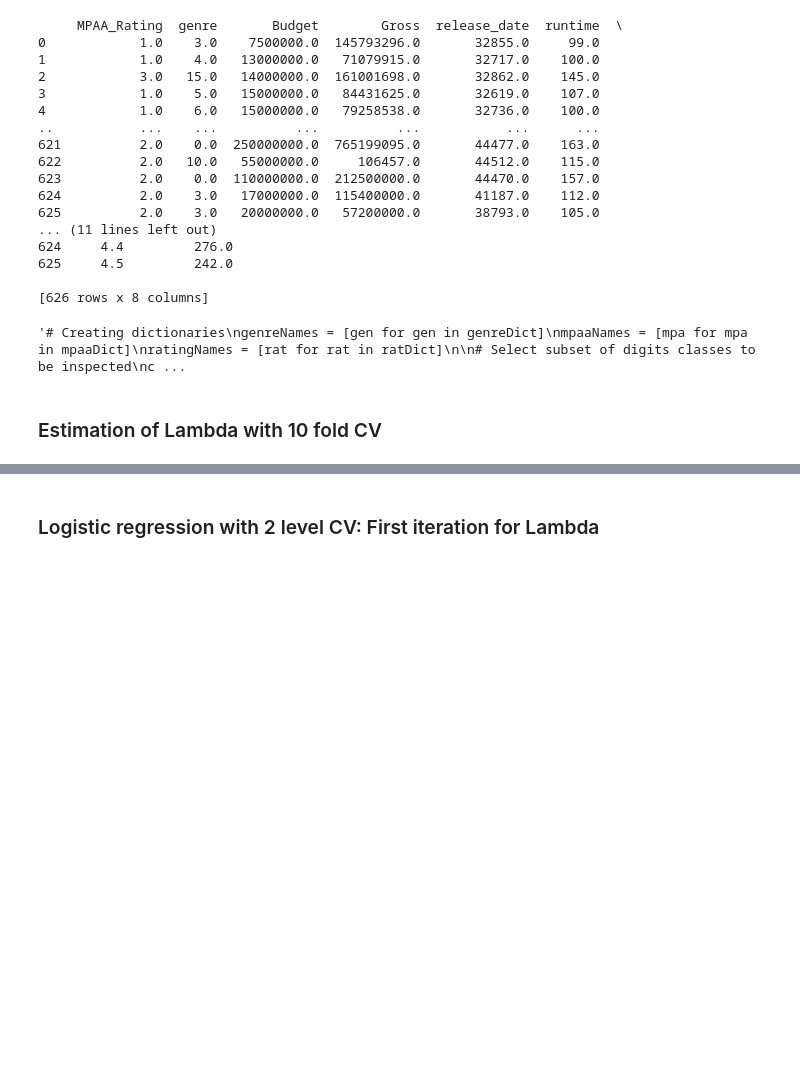
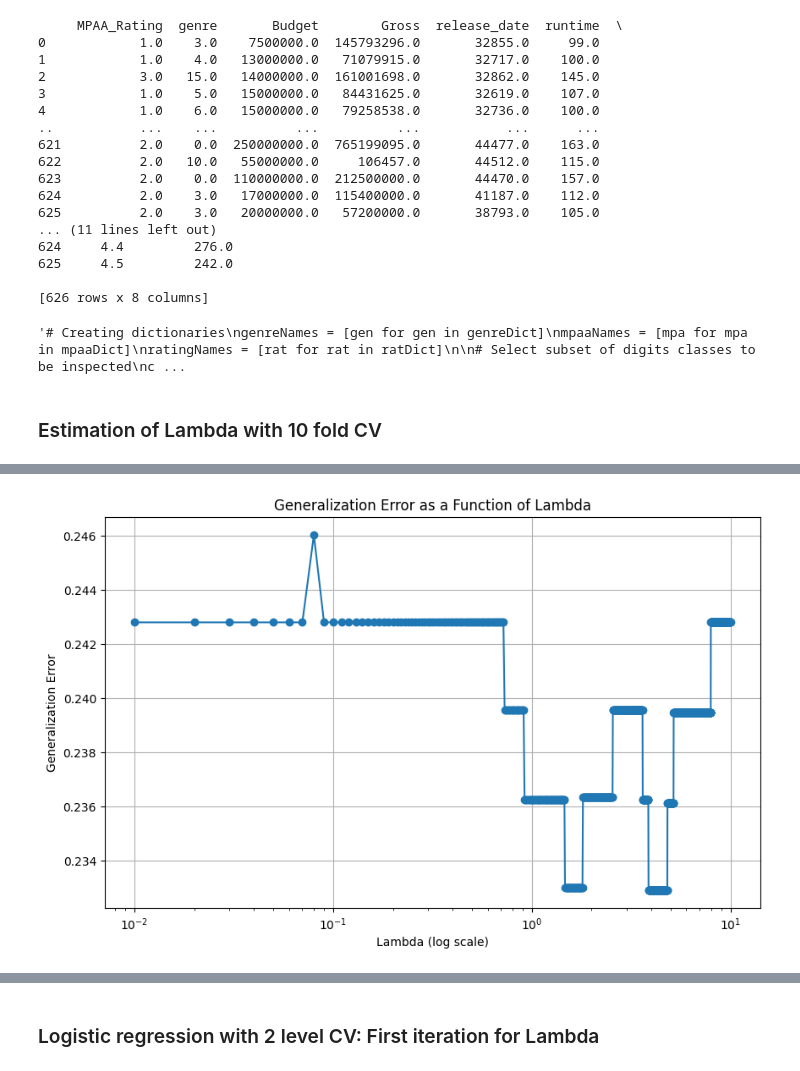
Before and after one commit to magolimbo/Machine-Learning-report1, a Jupyter notebook: classification.ipynb, the cells around one changed output, grey strips where cells are left out. Cells and saved outputs as stored; diff of their text form; code cells hidden in the pictures; blank space fills up the shorter version.

```diff
--- a/classification.ipynb
+++ b/classification.ipynb
@@ -174,6 +174,7 @@ from sklearn.preprocessing import StandardScaler
 
 # keep in X only the movies that have PG or R rating
 y_mpaa = df_X['MPAA_Rating']
+print
 df_X_filtered = df_X[(df_X['MPAA_Rating'] != 0) & (df_X['MPAA_Rating'] != 2)]
 y_mpaa_filtered = df_X_filtered["MPAA_Rating"]
 
@@ -186,69 +187,38 @@ scaler.fit(df_X_noMPAA)
 df_X_noMPAA_std = scaler.transform(df_X_noMPAA)
 
 # Define the range of λ values to explore
-lambda_values = np.arange(0.01, 10, 0.1, dtype="float")
+lambda_values = [0.01, 0.02, 0.05, 0.07, 0.09, 0.1, 0.2, 0.3, 0.4, 0.5, 0.6, 0.7, 0.8, 0.9, 1, 2, 3, 4, 5, 6, 7, 8, 9, 10, 100, 200, 1000]
+lambda_values_2it = np.arange(0.01, 10.01, 0.01, dtype = "float")
+#lambda_values = np.arange(0.02, 10, 0.2, dtype="float")
 
-# Initialize a list for generalization error results
+#errors contains generalization error for each lambda
 errors = []
+best_error = 1
+best_lambda = None
 
-# Initialize a variable for the best lambda value
-best_lambda = None
-best_error = float('inf')
+for lambda_i in lambda_values_2it:
+    model = LogisticRegression(C = 1/lambda_i)
 
-# Perform 10-fold cross-validation
-kf = KFold(n_splits=10, shuffle=True, random_state=42)
+    #10 fold cross validation
+    scores = cross_val_score(model, df_X_noMPAA_std, y_mpaa_filtered, cv=10)
+    mean_score = scores.mean()
 
-for i, (train_idx, test_idx) in enumerate(kf.split(df_X_noMPAA_std)):
-    # Split the data into training and testing sets for the fold
-    X_train, X_test = df_X_noMPAA_std[train_idx], df_X_noMPAA_std[test_idx]
-    y_train, y_test = y_mpaa_filtered.iloc[train_idx], y_mpaa_filtered.iloc[test_idx]
+    #generalization error for lambda_i
+    gen_err = 1 - mean_score
+    errors.append(gen_err)
+    if gen_err < best_error:
+        best_error = gen_err #update the lowest generalization error
+        best_lambda = lambda_i #update the best lambda
 
-    # Initialize a list for errors
-    fold_errors = []
+print(errors)
+print(f"best error = {best_error}, best lambda = {best_lambda}")
 
-    for lambda_val in lambda_values:
-        model = LogisticRegression(C=1/lambda_val, solver='lbfgs', max_iter=10000)  # We use C instead of λ
-        cv_scores = cross_val_score(model, X_train, y_train, cv=10, scoring='accuracy')
-        mean_error = 1 - np.mean(cv_scores)  # Generalization error
-        fold_errors.append(mean_error)
-
-    # Find the optimal λ value that minimizes the error for this fold
-    optimal_lambda = lambda_values[np.argmin(fold_errors)]
-
-    # Train a model with the optimal λ value on the entire training set for this fold
-    model = LogisticRegression(C=1/optimal_lambda, solver='lbfgs', max_iter=10000)
-    model.fit(X_train, y_train)
-
-    # Evaluate the model on the test set for this fold
-    y_pred = model.predict(X_test)
-    fold_error = 1 - (y_pred == y_test).mean()
-    errors.append(fold_error)
-
-    # Update the best lambda if this fold had a lower error
-    if fold_error < best_error:
-        best_error = fold_error
-        best_lambda = optimal_lambda
-
-    # Print the optimal λ value for this fold
-    print(f"Fold {i+1} Optimal λ value: {optimal_lambda}")
-
-# Print the errors for each fold
-for i, error in enumerate(errors):
-    print(f"Fold {i+1} Error: {error}")
-
-# Calculate the mean error across all folds
-mean_error = np.mean(errors)
-
-# Print the mean error and the best lambda
-print(f"Mean Error: {mean_error}")
-print(f"Best Lambda: {best_lambda}")
-
-# Create a plot to visualize the generalization error
-plt.figure()
-plt.semilogx(lambda_values, fold_errors, marker='o')
+# Create a plot of generalization error as a function of λ
+plt.figure(figsize=(10, 6))
+plt.semilogx(lambda_values_2it, errors, marker='o', linestyle='-')
+plt.title('Generalization Error as a Function of Lambda')
 plt.xlabel('Lambda (log scale)')
 plt.ylabel('Generalization Error')
-plt.title('Generalization Error vs. Lambda')
 plt.grid(True)
 plt.show()
 # %% [output]
@@ -255,0 +227 @@ KeyboardInterrupt:
+[figure, added]
```
Also changed, not shown: parts of 4 cells of this notebook.
